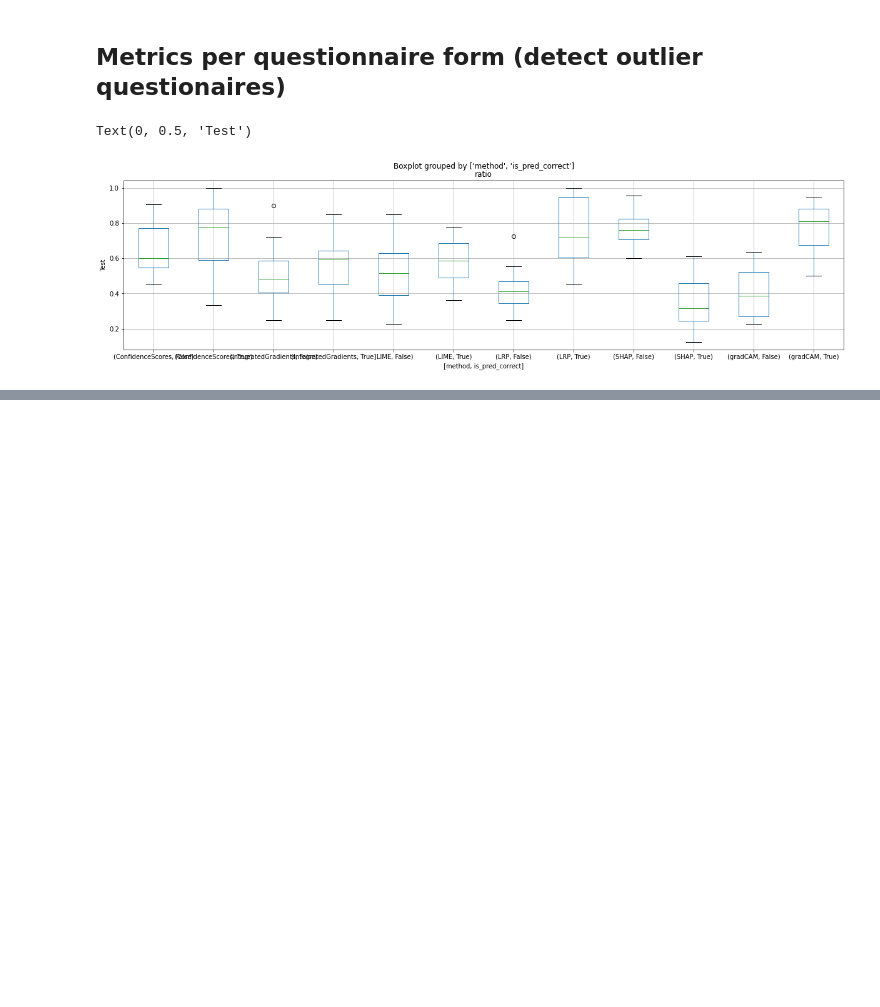
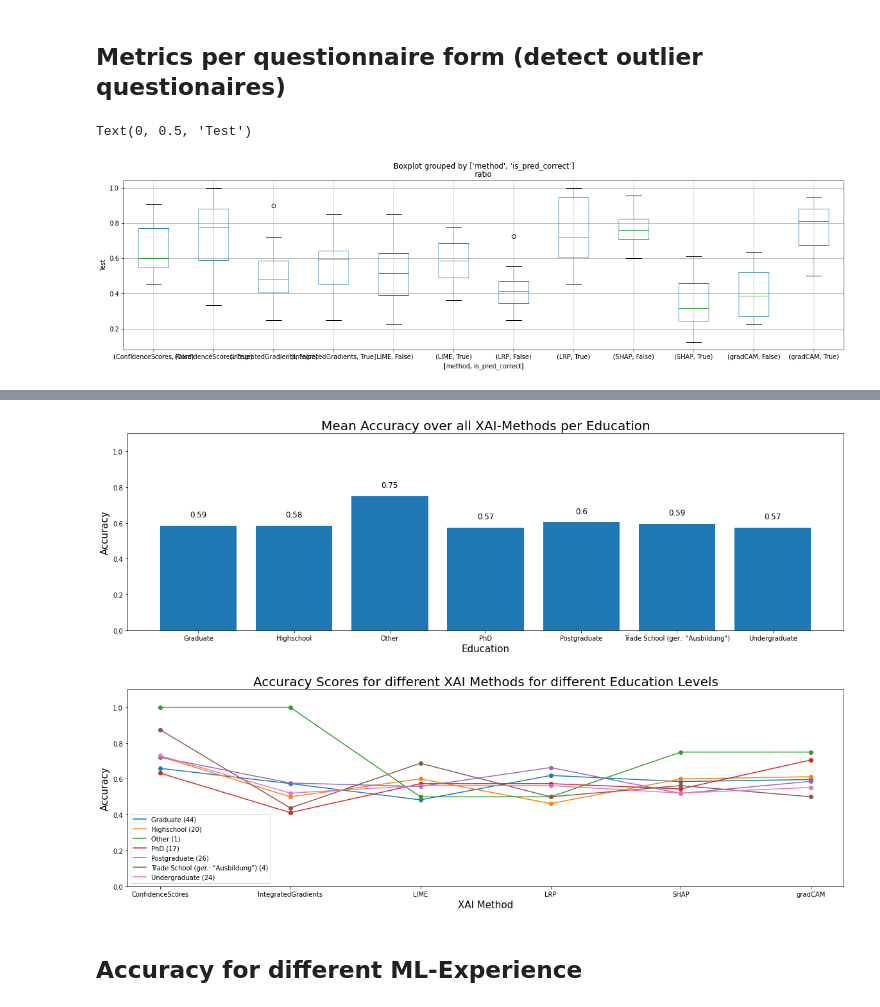
Before and after one commit to tlabarta/helpfulnessofxai, a Jupyter notebook: questionnaire_metrics_calculator.ipynb, the cells around one changed output, grey strips where cells are left out. Saved outputs shown, nothing was run; the diff lists cells and outputs as text; code cells hidden in the pictures; blank space fills up the shorter version.

```diff
--- a/questionnaire_metrics_calculator.ipynb
+++ b/questionnaire_metrics_calculator.ipynb
@@ -254,10 +210,0 @@ df_accuracy_group_method
-# %%
-fig, ax = plt.subplots(1, 1, figsize=(20, 5))
-for education in df_accuracy_group_method.index.levels[0]:
-    ax.plot(df_accuracy_group_method.loc[education].index, list(df_accuracy_group_method.loc[education]["accuracy"]), label=education)
-    ax.scatter(df_accuracy_group_method.loc[education].index, list(df_accuracy_group_method.loc[education]["accuracy"]))
-ax.legend()
-ax.set_xlabel("XAI Method", size=15)
-ax.set_ylabel("Accuracy", size=15)
-ax.set_title("Comparing Accuraciey Scores for different XAI Methods for different Education Levels", size=20)
-fig.show()
@@ -265,0 +232,37 @@ fig.show()
+# %%
+df_accuracy_edu_method = accuracy_per_groupby(df_merged, group_by=["Education", "method"])
+# %%
+def plot_2_indexes_1_plot(df_double_index, xlabel, ylabel, title, drop_na=True, drop_duplicates=True):
+    fig, ax = plt.subplots(2, 1, figsize=(20, 10))
+    plt.setp(ax, ylim=(0, 1.1))
+    if drop_duplicates:
+        ser_level_1_count = df_merged.drop_duplicates("case").groupby(df_double_index.index.levels[0].name, dropna=drop_na[df_merged.columns[0]].count()
+    else:
+        ser_level_1_count = df_merged.groupby(df_double_index.index.levels[0].name, dropna=drop_na)[df_merged.columns[0]].count()
+    ser_acc_mean = df_double_index.mean(level=0)[df_double_index.columns[0]]
+    pps = ax[0].bar(ser_acc_mean.index, ser_acc_mean)
+    for p in pps:
+        height = p.get_height()
+        ax[0].text(x=p.get_x() + p.get_width() / 2, y=height+.05,
+          s=round(height, 2),
+          ha='center', size=12)
+    ax[0].set_xlabel(ser_acc_mean.index.name, size=15)
+    ax[0].set_ylabel("Accuracy", size=15)
+    ax[0].set_title(f"Mean Accuracy over all XAI-Methods per {ser_acc_mean.index.name}", size=20)
+
+    for idx_level_1 in df_double_index.index.levels[0]:
+        ax[1].plot(df_double_index.loc[idx_level_1].index, list(df_double_index.loc[idx_level_1][df_double_index.columns[0]]), label=f"{idx_level_1} ({ser_level_1_count[idx_level_1]})")
+        ax[1].scatter(df_double_index.loc[idx_level_1].index, list(df_double_index.loc[idx_level_1][df_double_index.columns[0]]))
+    ax[1].legend()
+    ax[1].set_xlabel(xlabel, size=15)
+    ax[1].set_ylabel(ylabel, size=15)
+    ax[1].set_title(title, size=20)
+    plt.subplots_adjust(top = 0.99, bottom=0.01, hspace=0.3, wspace=0.4)
+    plt.show()
+    plt.close()
+# %%
+plot_2_indexes_1_plot(df_accuracy_edu_method, "XAI Method", "Accuracy", "Accuracy Scores for different XAI Methods for different Education Levels")
+# %% [output]
+[figure, added]
+# %% [markdown]
+## Accuracy for different ML-Experience
```
Also changed, not shown: parts of 40 cells of this notebook, 1 other file.
